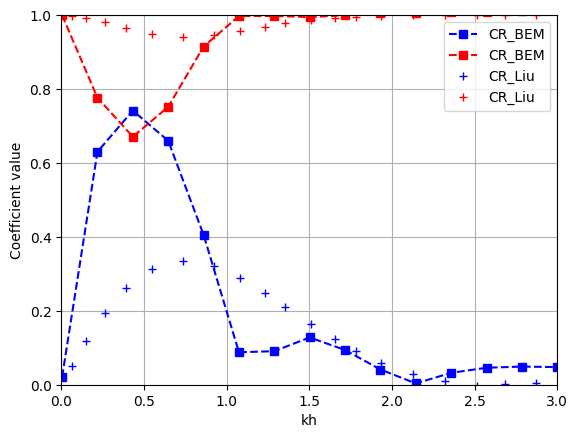
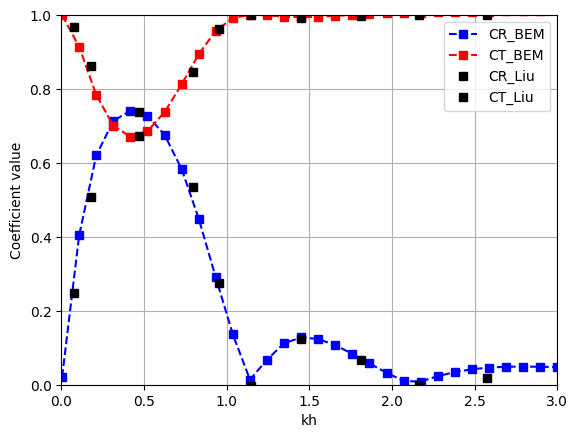
Code edit (unified diff) that turned the first committed figure into the second:
--- before
+++ after
@@ -1,28 +1,27 @@
 # DATA from: Analysis of wave interaction with submerged perforated semi-circular breakwaters through multipole method Yong Liu, Hua-Jun Li
 
-kh_Liu = np.array([
-0.064, 0.152, 0.263, 0.391, 0.546,
-0.734, 0.925, 1.083, 1.234, 1.356,
-1.511, 1.654, 1.780, 1.934, 2.126,
-2.321, 2.512, 2.685, 2.869
+CR_Liu = np.array([
+    [0.0740, 0.2483],
+    [0.1774, 0.5080],
+    [0.4697, 0.7389],
+    [0.7940, 0.5347],
+    [0.9530, 0.2762],
+    [1.1485, -0.0029],
+    [1.4500, 0.1247],
+    [1.8127, 0.0657],
+    [2.1649, 0.0000],
+    [2.5760, 0.0172]
 ])
 
-CR_Liu = np.array([
-0.051, 0.118, 0.194, 0.262, 0.314,
-0.336, 0.320, 0.288, 0.247, 0.210,
-0.163, 0.123, 0.092, 0.060, 0.030,
-0.009, -0.004, 0.003, 0.006
-])
-
-CT_Liu = np.sqrt(1 - CR_Liu**2)
+CT_Liu = np.sqrt(1 - CR_Liu[:,1]**2)
 
 # Plot of the CR and CT vs kh
-plt.figure(1)
+plt.figure()
 
 plt.plot(kh, CR, 'b--s', label='CR_BEM')
-plt.plot(kh, CT, 'r--s', label='CR_BEM')
+plt.plot(kh, CT, 'r--s', label='CT_BEM')
 
-plt.plot(kh_Liu, CR_Liu, 'b+', label='CR_Liu')
-plt.plot(kh_Liu, CT_Liu, 'r+', label='CR_Liu')
+plt.plot(CR_Liu[:,0], CR_Liu[:,1], 'ks', label='CR_Liu')
+plt.plot(CR_Liu[:,0], CT_Liu, 'ks', label='CT_Liu')
 
 plt.xlim([0, 3.00])

Commit: Cases updated